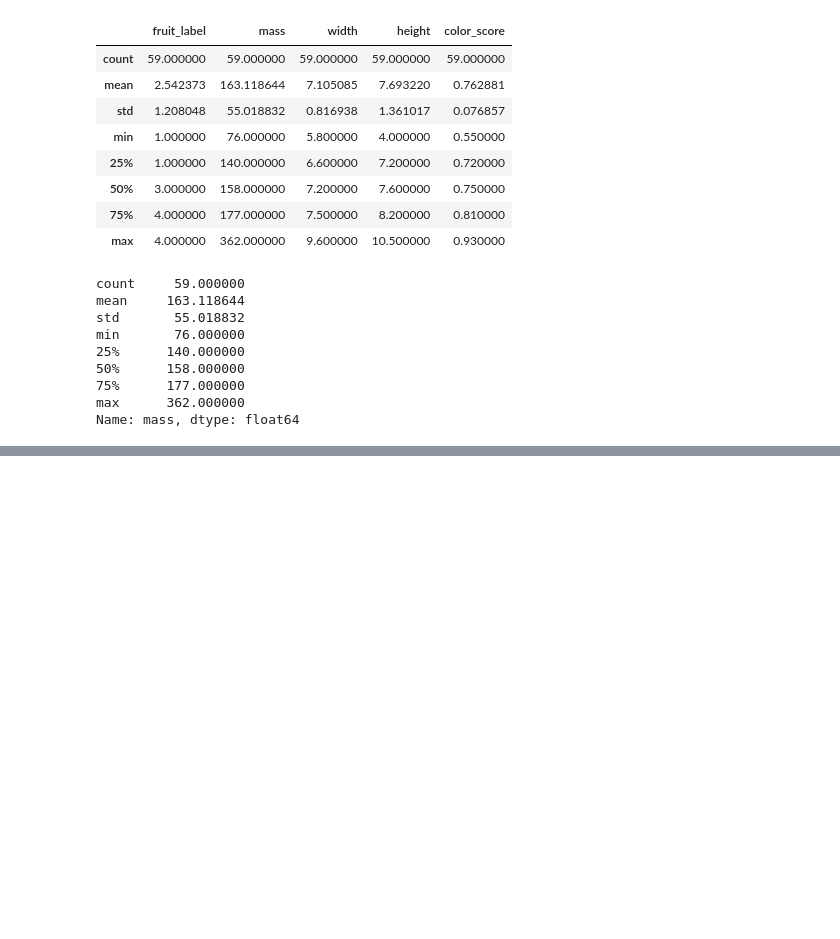
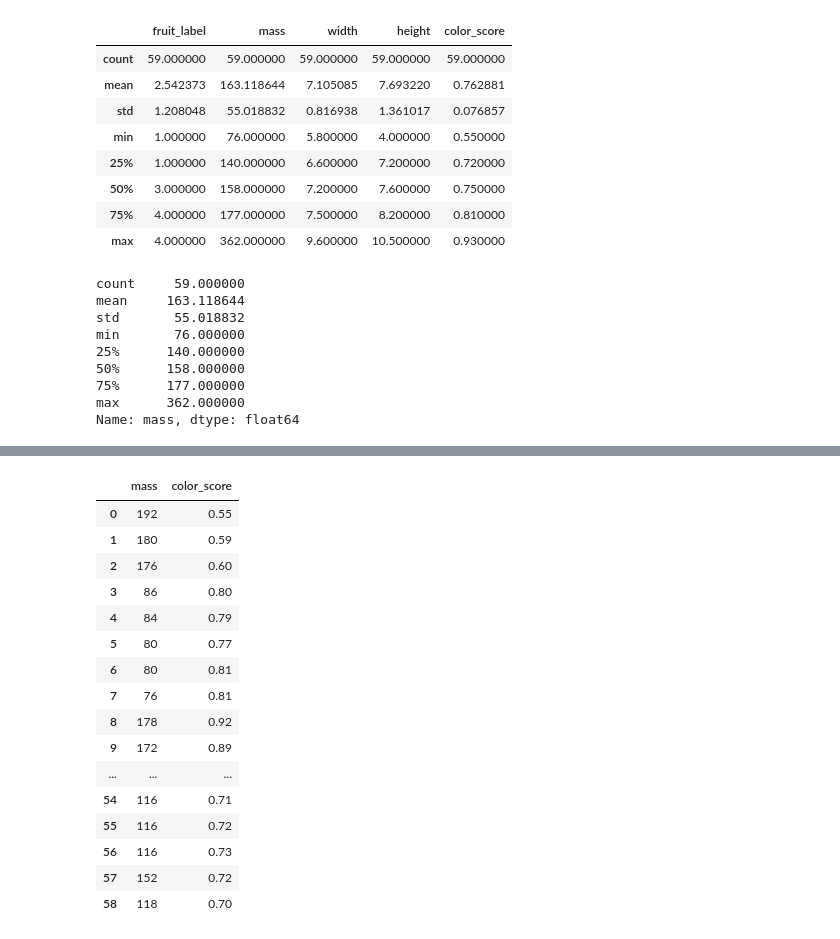
Before and after one commit to engcriscunha/Curso-Machine-Learning-DELL, a Jupyter notebook: fruits.ipynb, the cells around one changed output, grey strips where cells are left out. Drawn from its saved outputs; the diff is of its cells as text; code cells hidden in the pictures; blank space fills up the shorter version.

```diff
--- a/fruits.ipynb
+++ b/fruits.ipynb
@@ -85,0 +110,20 @@ Name: mass, dtype: float64
+# %%
+frutas[['mass', 'color_score']] #aparece os valores das colunas mass e color_score do dataset
+# %% [output]
+|  | mass | color_score |
+| 0 | 192 | 0.55 |
+| 1 | 180 | 0.59 |
+| 2 | 176 | 0.60 |
+| 3 | 86 | 0.80 |
+| 4 | 84 | 0.79 |
+| 5 | 80 | 0.77 |
+| 6 | 80 | 0.81 |
+| 7 | 76 | 0.81 |
+| 8 | 178 | 0.92 |
+| 9 | 172 | 0.89 |
+| ... | ... | ... |
+| 54 | 116 | 0.71 |
+| 55 | 116 | 0.72 |
+| 56 | 116 | 0.73 |
+| 57 | 152 | 0.72 |
+| 58 | 118 | 0.70 |
```
Also changed, not shown: parts of 6 cells of this notebook.
